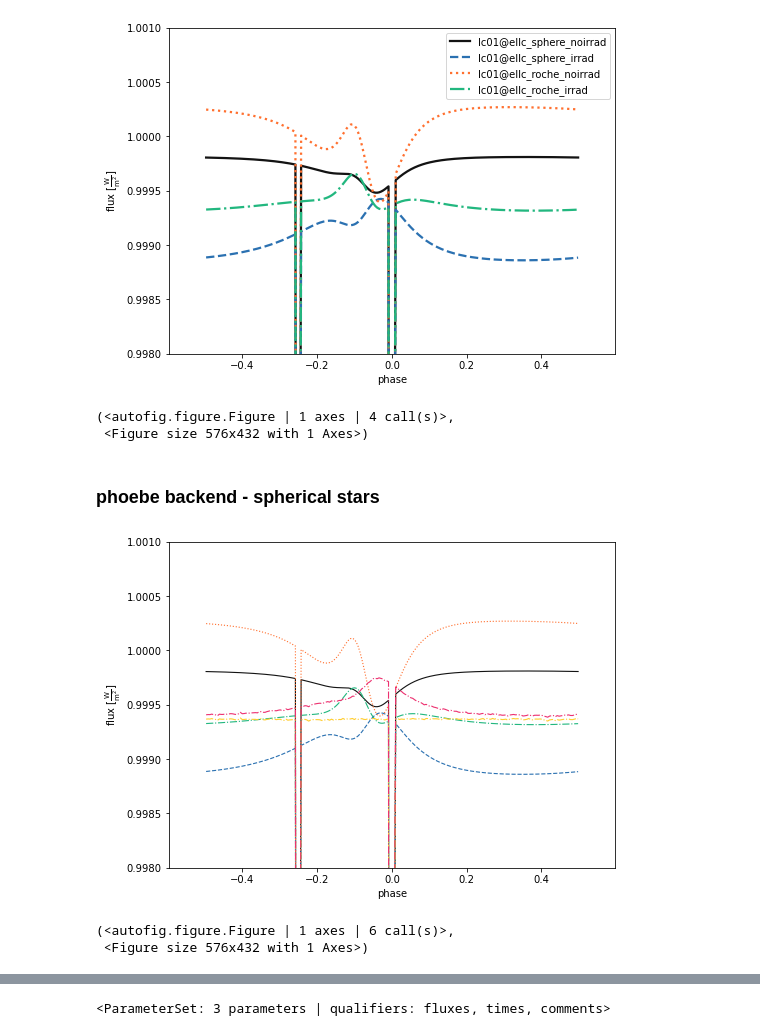
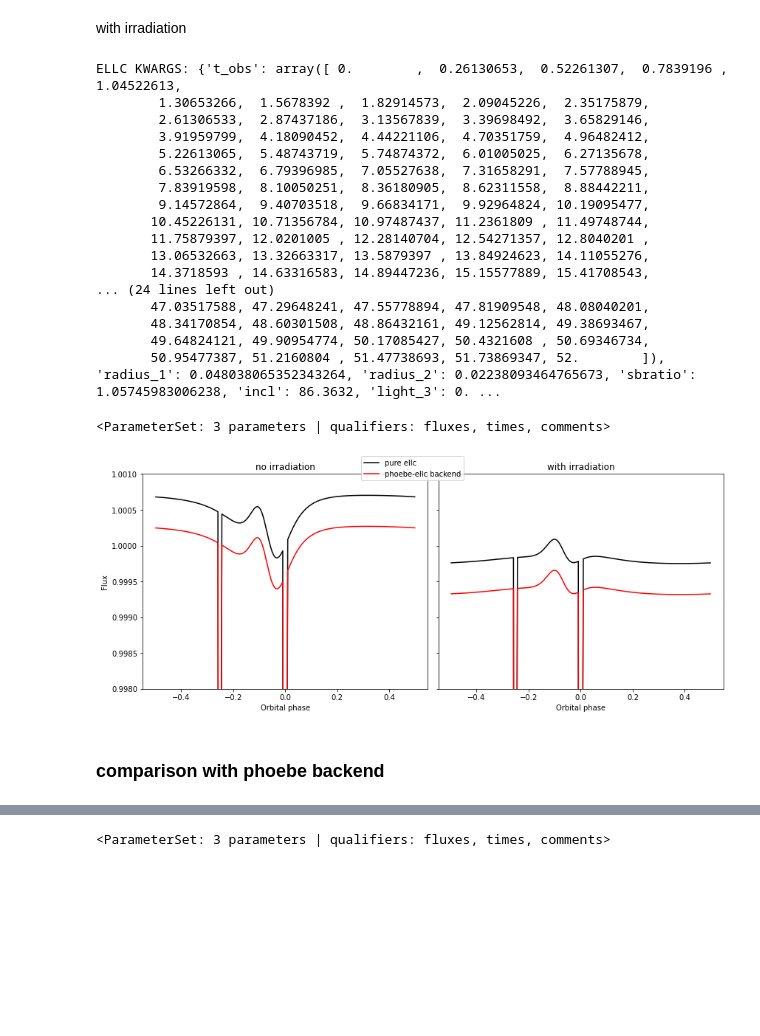
Before and after one commit to danhey/adra, a Jupyter notebook: phoebe/ellc_irradiation.ipynb, the cells around one changed output, grey strips where cells are left out. Cells and saved outputs as stored; diff of their text form; code cells hidden in the pictures; blank space fills up the shorter version.

```diff
--- a/phoebe/ellc_irradiation.ipynb
+++ b/phoebe/ellc_irradiation.ipynb
@@ -76,14 +77,7 @@ b.set_value_all('ld_coeffs@secondary', [0.365,0.121])
 # %%
-b.set_value_all('distortion_method', compute='ellc01', value='sphere')
+b.set_value_all('distortion_method', compute='ellc01', value='roche')
 b.set_value_all('irrad_method', compute='ellc01', value='none')
 b.run_checks()
 b.run_delayed_constraints()
-b.run_compute('ellc01', model='ellc_sphere_noirrad', overwrite=True)
-
-b.set_value_all('irrad_method', compute='ellc01', value='lambert')
-b.run_checks()
-b.run_delayed_constraints()
-b.run_compute('ellc01', model='ellc_sphere_irrad', overwrite=True)
-
-b.plot(x='phase', ylim = (0.998,1.001), legend=True, show=True)
+b.run_compute('ellc01', model='ellc_roche_noirrad', overwrite=True)
 # %% [output]
@@ -95,17 +172,27 @@ b.plot(x='phase', ylim = (0.998,1.001), legend=True, show=True)
+# %% [markdown]
+with irradiation
 # %%
 b.set_value_all('distortion_method', compute='ellc01', value='roche')
-b.set_value_all('irrad_method', compute='ellc01', value='none')
-b.run_checks()
-b.run_delayed_constraints()
-b.run_compute('ellc01', model='ellc_roche_noirrad', overwrite=True)
-
 b.set_value_all('irrad_method', compute='ellc01', value='lambert')
 b.run_checks()
 b.run_delayed_constraints()
 b.run_compute('ellc01', model='ellc_roche_irrad', overwrite=True)
-
-b.plot(x='phase', ylim = (0.998,1.001), legend=True, show=True)
 # %% [output]
-[figure, removed]
-(<autofig.figure.Figure | 1 axes | 4 call(s)>,
- <Figure size 576x432 with 1 Axes>)
+ELLC KWARGS: {'t_obs': array([ 0.        ,  0.26130653,  0.52261307,  0.7839196 ,  1.04522613,
+        1.30653266,  1.5678392 ,  1.82914573,  2.09045226,  2.35175879,
+        2.61306533,  2.87437186,  3.13567839,  3.39698492,  3.65829146,
+        3.91959799,  4.18090452,  4.44221106,  4.70351759,  4.96482412,
+        5.22613065,  5.48743719,  5.74874372,  6.01005025,  6.27135678,
+        6.53266332,  6.79396985,  7.05527638,  7.31658291,  7.57788945,
+        7.83919598,  8.10050251,  8.36180905,  8.62311558,  8.88442211,
+        9.14572864,  9.40703518,  9.66834171,  9.92964824, 10.19095477,
+       10.45226131, 10.71356784, 10.97487437, 11.2361809 , 11.49748744,
+       11.75879397, 12.0201005 , 12.28140704, 12.54271357, 12.8040201 ,
+       13.06532663, 13.32663317, 13.5879397 , 13.84924623, 14.11055276,
+       14.3718593 , 14.63316583, 14.89447236, 15.15577889, 15.41708543,
+... (24 lines left out)
+       47.03517588, 47.29648241, 47.55778894, 47.81909548, 48.08040201,
+       48.34170854, 48.60301508, 48.86432161, 49.12562814, 49.38693467,
+       49.64824121, 49.90954774, 50.17085427, 50.4321608 , 50.69346734,
+       50.95477387, 51.2160804 , 51.47738693, 51.73869347, 52.        ]), 'radius_1': 0.048038065352343264, 'radius_2': 0.02238093464765673, 'sbratio': 1.05745983006238, 'incl': 86.3632, 'light_3': 0. ...
+<ParameterSet: 3 parameters | qualifiers: fluxes, times, comments>
@@ -112,17 +275,24 @@ b.plot(x='phase', ylim = (0.998,1.001), legend=True, show=True)
+# %%
+%matplotlib inline
+fig, axes = plt.subplots(1, 2, figsize=(12,5))
+axes[0].plot(phases[s], pureellc_roche_noirrad[s], 'k-', label='pure ellc')
+axes[0].plot(phases[s], ellc_roche_noirrad, 'r-', label='phoebe-ellc backend')
+axes[0].set_title('no irradiation')
+axes[0].set_xlabel('Orbital phase')
+axes[0].set_ylabel('Flux')
+axes[0].set_ylim(0.998,1.001)
+
+axes[1].plot(phases[s], pureellc_roche_irrad[s], 'k-')
+axes[1].plot(phases[s], ellc_roche_irrad, 'r-')
+axes[1].set_title('with irradiation')
+axes[1].set_xlabel('Orbital phase')
+axes[1].set_yticklabels([])
+axes[1].set_ylim(0.998,1.001)
+
+fig.tight_layout()
+fig.legend(loc='upper center')
+fig.patch.set_facecolor('white')
+# %% [output]
+[figure, added]
 # %% [markdown]
-### phoebe backend - spherical stars
+### comparison with phoebe backend
-# %%
-b.set_value_all('distortion_method', compute='phoebe01', value='sphere')
-b.set_value_all('irrad_method', compute='phoebe01', value='none')
-b.run_checks()
-b.run_delayed_constraints()
-b.run_compute('phoebe01', ntriangles=10000, model='phoebe_sphere_noirrad', overwrite=True)
-
-b.set_value_all('irrad_method', compute='phoebe01', value='horvat')
-b.run_checks()
-b.run_delayed_constraints()
-b.run_compute('phoebe01', ntriangles=10000, model='phoebe_sphere_irrad',  overwrite=True,)
-# %% [output]
-[figure, removed]
-(<autofig.figure.Figure | 1 axes | 6 call(s)>,
- <Figure size 576x432 with 1 Axes>)
```
Also changed, not shown: parts of 15 cells of this notebook, 1 other file.
